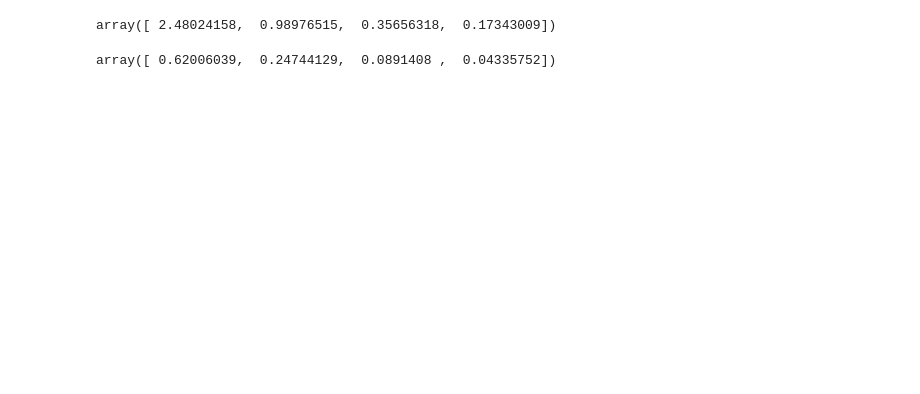
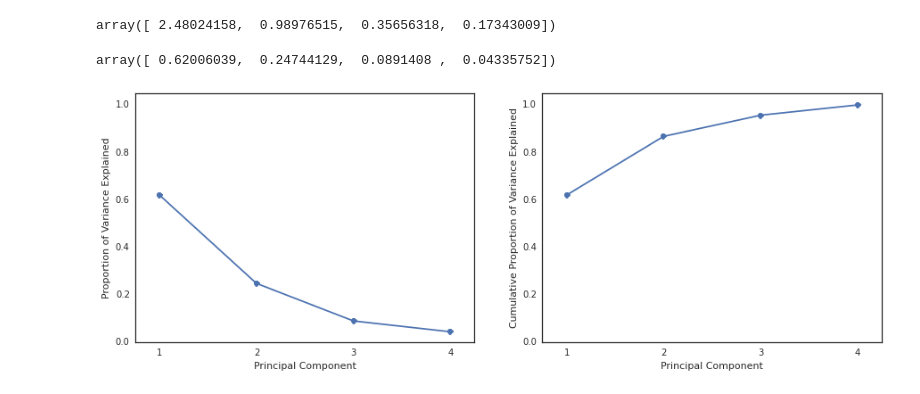
Before and after one commit to JWarmenhoven/ISLR-python, a Jupyter notebook: Chapter 10.ipynb, the cells around one changed output. Saved outputs shown, nothing was run; the diff lists cells and outputs as text; code cells hidden in the pictures; blank space fills up the shorter version.

```diff
--- a/Chapter 10.ipynb
+++ b/Chapter 10.ipynb
@@ -100,3 +110,19 @@ array([ 2.48024158,  0.98976515,  0.35656318,  0.17343009])
 pca.explained_variance_ratio_
 # %% [output]
 array([ 0.62006039,  0.24744129,  0.0891408 ,  0.04335752])
+# %%
+fig , (ax1,ax2) = plt.subplots(1,2, figsize=(15,5))
+
+ax1.plot([1,2,3,4], pca.explained_variance_ratio_, '-o')
+ax1.set_ylabel('Proportion of Variance Explained')
+
+ax2.plot([1,2,3,4], np.cumsum(pca.explained_variance_ratio_), '-o')
+ax2.set_ylabel('Cumulative Proportion of Variance Explained')
+
+for ax in fig.axes:
+    ax.set_xlabel('Principal Component')
+    ax.set_xlim(0.75,4.25)
+    ax.set_ylim(0,1.05)
+    ax.set_xticks([1,2,3,4])
+# %% [output]
+[figure, added]
```
Also changed, not shown: parts of 2 cells of this notebook.
